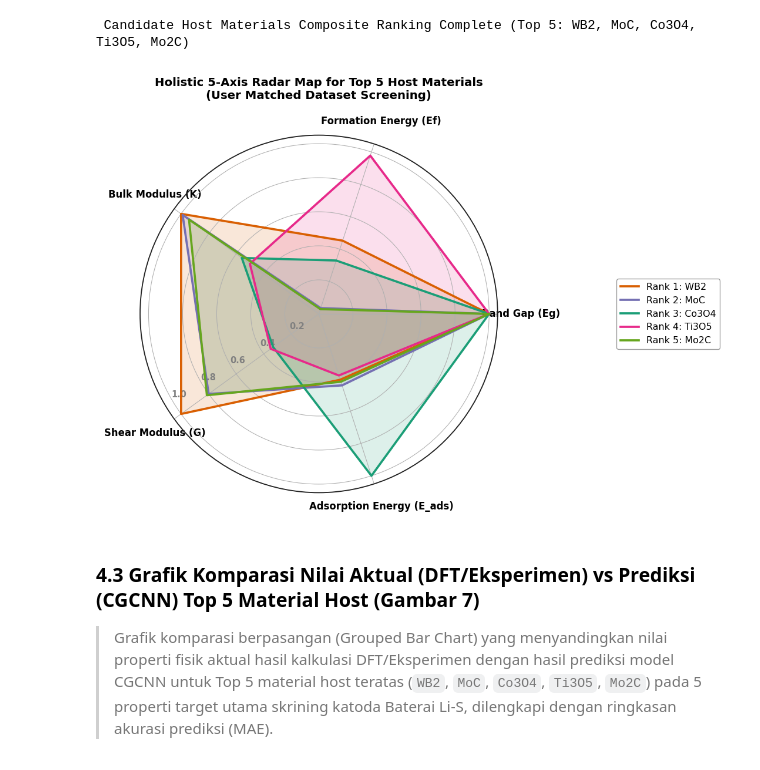
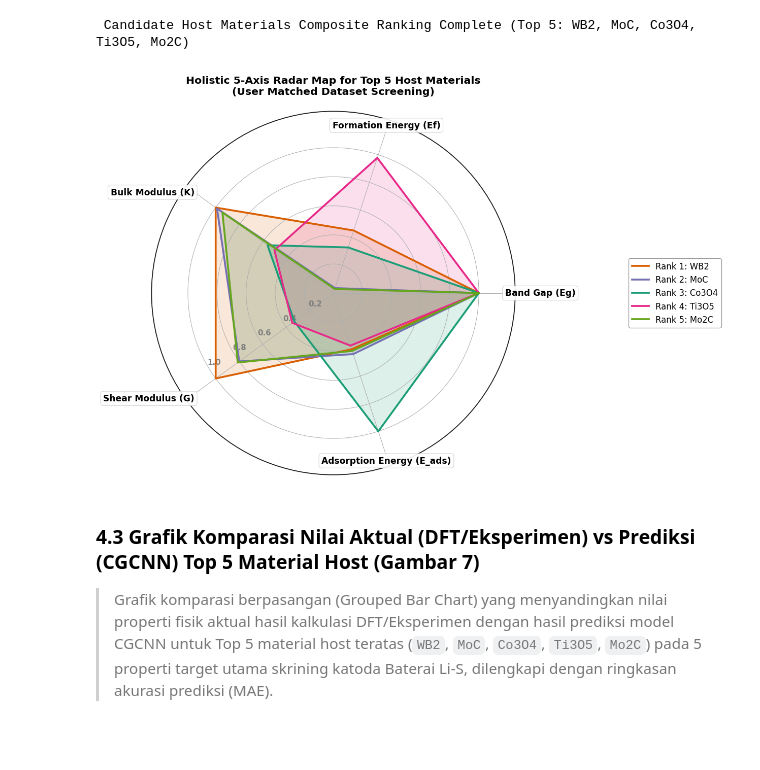
Before and after one commit to amar-codes02/CGCNN-MULTI-PROPERTY, a Jupyter notebook: notebooks/JARVIS_DFT3D_Data_Extraction.ipynb, the cells around one changed output. Saved outputs shown, nothing was run; the diff lists cells and outputs as text; code cells hidden in the pictures; blank space fills up the shorter version.

Commit message:
Fix radar map label overlap by extending radial limits and adding white background boxes

```diff
--- a/notebooks/JARVIS_DFT3D_Data_Extraction.ipynb
+++ b/notebooks/JARVIS_DFT3D_Data_Extraction.ipynb
@@ -945,41 +945,52 @@ print(f" Candidate Host Materials Composite Ranking Complete (Top 5: {', '.join(
 # %%
 # --- Holistic 5-Axis Performance Radar Map for Top 5 Host Materials (User Dataset - Figure 8) ---
 categories_user = ["Band Gap (Eg)", "Formation Energy (Ef)", "Bulk Modulus (K)", "Shear Modulus (G)", "Adsorption Energy (E_ads)"]
 N_u = len(categories_user)
 angles_u = [n / float(N_u) * 2 * np.pi for n in range(N_u)]
 angles_u += angles_u[:1]
 
-fig_radar_u, ax_radar_u = plt.subplots(figsize=(11.0, 8.5), subplot_kw=dict(polar=True))
+fig_radar_u, ax_radar_u = plt.subplots(figsize=(11.5, 9.0), subplot_kw=dict(polar=True))
 colors_user = ["#d95f02", "#7570b3", "#1b9e77", "#e7298a", "#66a61e"]
 
 top5_hosts_user = df_user_host.head(5)
 for idx, row in top5_hosts_user.iterrows():
     values = [
         row["Score_Eg"],
         row["Score_Ef"],
         row["Score_K"],
         row["Score_G"],
         row["Score_Eads"]
     ]
     values += values[:1]
 
     ax_radar_u.plot(angles_u, values, linewidth=2.8, linestyle="solid", label=f"Rank {row['Rank']}: {row['formula']}", color=colors_user[idx])
     ax_radar_u.fill(angles_u, values, color=colors_user[idx], alpha=0.15)
 
 ax_radar_u.set_xticks(angles_u[:-1])
-ax_radar_u.set_xticklabels(categories_user, fontweight="bold", fontsize=12.5)
-ax_radar_u.tick_params(axis="x", pad=20)
+ax_radar_u.set_xticklabels([])
 ax_radar_u.set_rlabel_position(210)
-plt.yticks([0.2, 0.4, 0.6, 0.8, 1.0], ["0.2", "0.4", "0.6", "0.8", "1.0"], color="grey", size=11.0, fontweight="bold")
-plt.ylim(0, 1.05)
+plt.yticks([0.2, 0.4, 0.6, 0.8, 1.0], ["0.2", "0.4", "0.6", "0.8", "1.0"], color="grey", size=11.5, fontweight="bold")
+plt.ylim(0, 1.25)
 
-plt.title("Holistic 5-Axis Radar Map for Top 5 Host Materials\n(User Matched Dataset Screening)", fontsize=15.0, fontweight="bold", pad=22)
-plt.legend(loc="center left", bbox_to_anchor=(1.32, 0.5), frameon=True, facecolor="white", edgecolor="gray", fontsize=12.0)
+alignments_user = [
+    ("left", "center"),     # 0 deg: Band Gap (Eg)
+    ("center", "bottom"),   # 72 deg: Formation Energy (Ef)
+    ("right", "center"),    # 144 deg: Bulk Modulus (K)
+    ("right", "top"),       # 216 deg: Shear Modulus (G)
+    ("center", "top")       # 288 deg: Adsorption Energy (E_ads)
+]
+
+for angle, label, (ha, va) in zip(angles_u[:-1], categories_user, alignments_user):
+    ax_radar_u.text(angle, 1.18, label, fontweight="bold", fontsize=13.0, ha=ha, va=va,
+                    bbox=dict(boxstyle="round,pad=0.3", facecolor="white", edgecolor="#cccccc", alpha=0.9, linewidth=0.8))
+
+plt.title("Holistic 5-Axis Radar Map for Top 5 Host Materials\n(User Matched Dataset Screening)", fontsize=15.5, fontweight="bold", pad=25)
+plt.legend(loc="center left", bbox_to_anchor=(1.30, 0.5), frameon=True, facecolor="white", edgecolor="gray", fontsize=12.5)
 plt.tight_layout(pad=2.0)
 save_paper_fig(fig_radar_u, "fig8_user_dataset_radar_comparison")
 plt.show()
 # %% [output]
-[figure, old version]
+[figure, new version]
 # %% [markdown]
 ### 4.3 Grafik Komparasi Nilai Aktual (DFT/Eksperimen) vs Prediksi (CGCNN) Top 5 Material Host (Gambar 7)
 > Grafik komparasi berpasangan (Grouped Bar Chart) yang menyandingkan nilai properti fisik aktual hasil kalkulasi DFT/Eksperimen dengan hasil prediksi model CGCNN untuk Top 5 material host teratas (`WB2`, `MoC`, `Co3O4`, `Ti3O5`, `Mo2C`) pada 5 properti target utama skrining katoda Baterai Li-S, dilengkapi dengan ringkasan akurasi prediksi (MAE).
```
Also changed, not shown: parts of 1 cell of this notebook, 24 other files.
